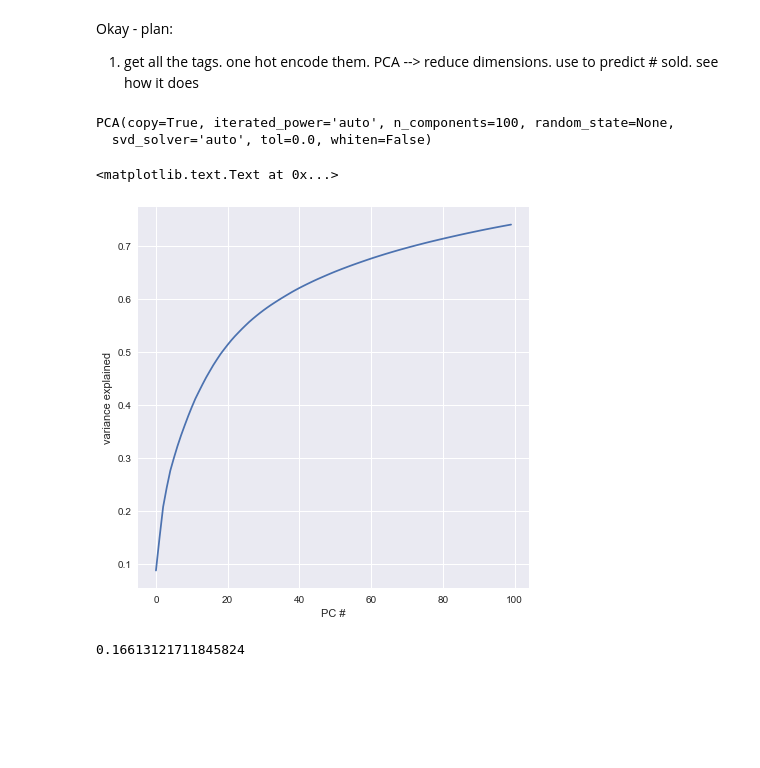
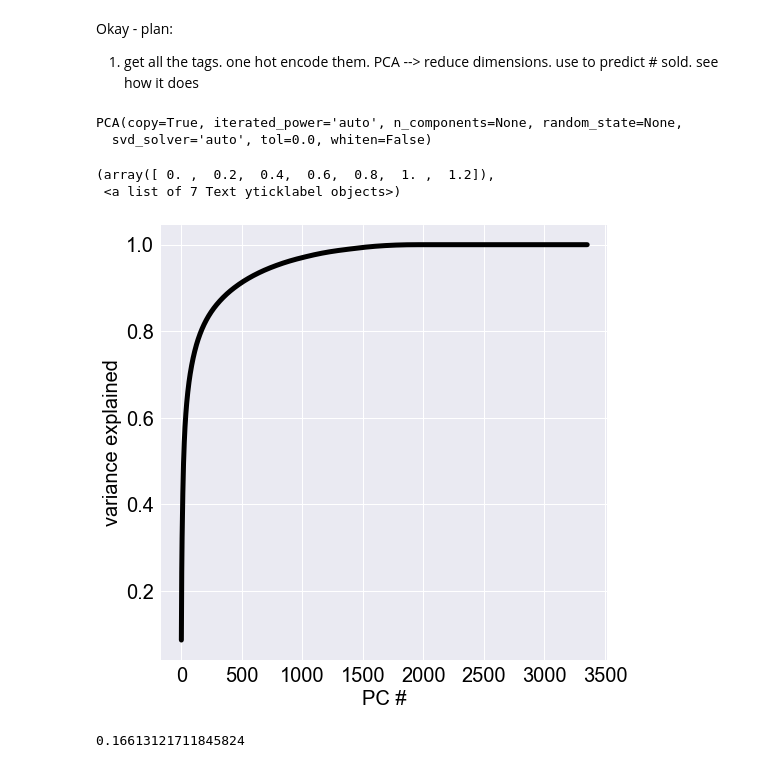
Before and after one commit to shayqn/pricemymusic, a Jupyter notebook: notebooks/algorithm_pipeline_v2.ipynb, the cells around one changed output. Drawn from its saved outputs; the diff is of its cells as text; code cells hidden in the pictures; blank space fills up the shorter version.

```diff
--- a/notebooks/algorithm_pipeline_v2.ipynb
+++ b/notebooks/algorithm_pipeline_v2.ipynb
@@ -553,6 +553,8 @@ a couple different ways forward:
 Okay - plan:
 
 1. get all the tags. one hot encode them. PCA --> reduce dimensions. use to predict # sold. see how it does
+# %%
+album_feat3 = pd.read_csv('/Users/shayneufeld/GitHub/pricecamp/data/album_features.csv',index_col=0)
 # %%
 def get_tags_from_str(tag_str):
     tag_str = tag_str.replace('[','')
@@ -582,19 +584,26 @@ for i,row in tqdm.tqdm(enumerate(album_feat3.iterrows())):
 tag_df = tag_df.fillna(value=0)
 # %%
 tag_matrix = tag_df.values
-pca_tags = PCA(n_components=100)
+pca_tags = PCA(n_components=None)
 pca_tags.fit(tag_matrix)
 # %% [output]
-PCA(copy=True, iterated_power='auto', n_components=100, random_state=None,
+PCA(copy=True, iterated_power='auto', n_components=None, random_state=None,
   svd_solver='auto', tol=0.0, whiten=False)
-# %%
-plt.figure(figsize=(7,7))
-plt.plot(pca_tags.explained_variance_ratio_.cumsum())
-plt.xlabel('PC #')
-plt.ylabel('variance explained')
-# %% [output]
-<matplotlib.text.Text at 0x...>
-[figure, removed]
+# %%
+fontsize = 20
+color='black'
+#sns.set_style('darkgrid')
+plt.figure(figsize=(8,8))
+plt.plot(pca_tags.explained_variance_ratio_.cumsum(),linewidth=5,color='black')
+plt.xlabel('PC #',fontsize=fontsize,color=color)
+plt.ylabel('variance explained',fontsize=fontsize,color=color)
+plt.xticks(fontsize=fontsize,color=color)
+plt.yticks(fontsize=fontsize,color=color)
+#sns.despine()
+# %% [output]
+(array([ 0. ,  0.2,  0.4,  0.6,  0.8,  1. ,  1.2]),
+ <a list of 7 Text yticklabel objects>)
+[figure, added]
 # %%
 tags_reduced = pca_tags.transform(tag_matrix)
 # %%
```
Also changed, not shown: 3 other files.
